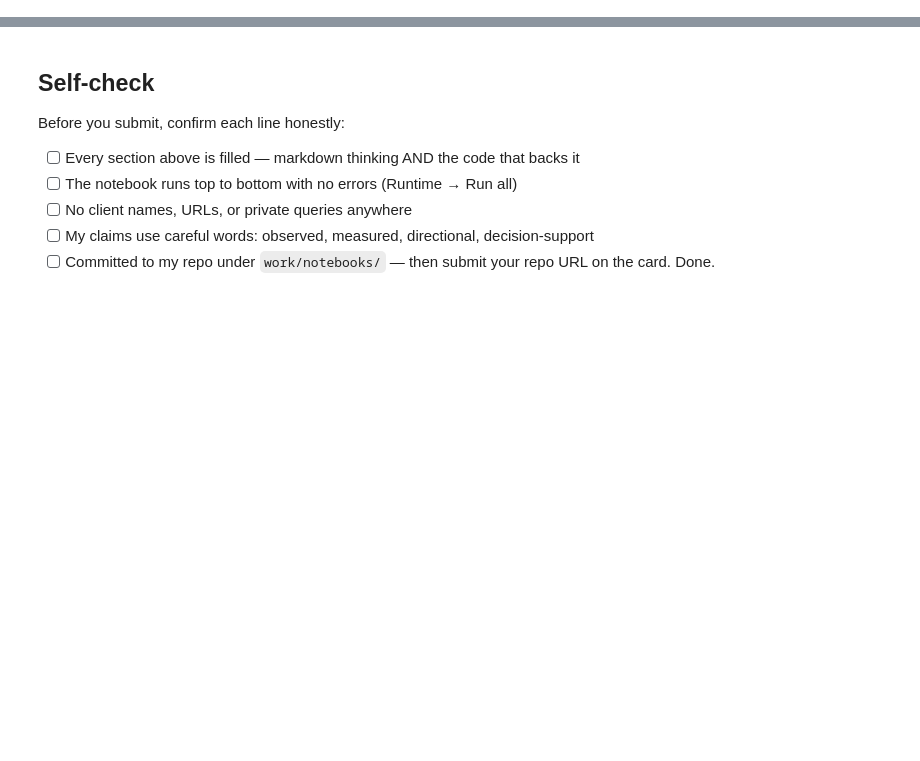
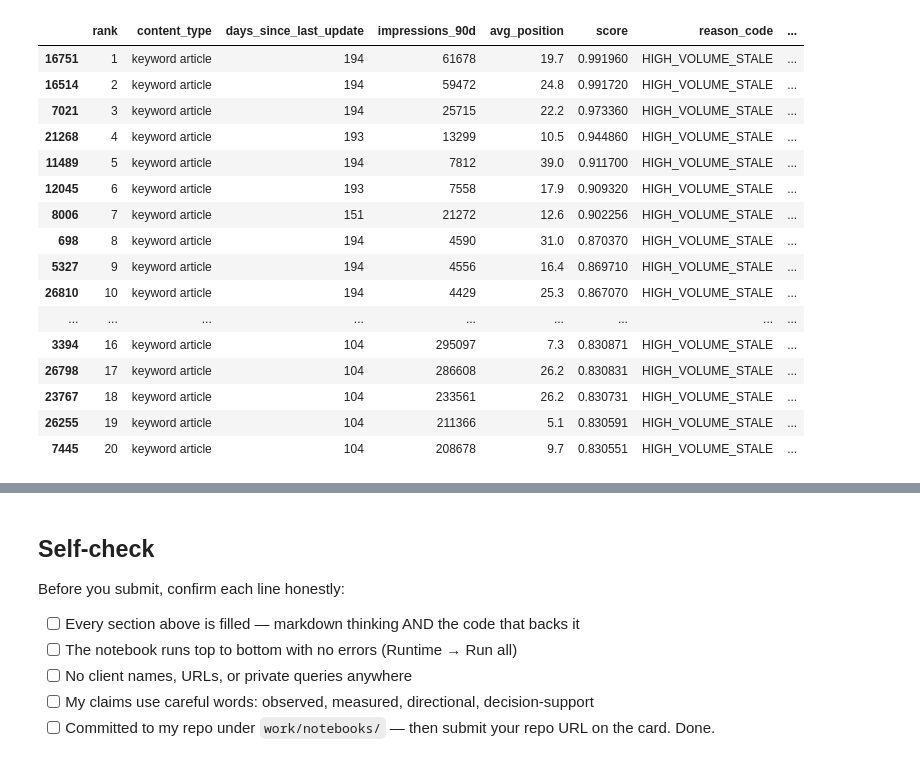
Before and after one commit to thahsinj06/Fly-rank-ml-internship-work, a Jupyter notebook: work/notebooks/w04_baseline_score.ipynb, the cells around one changed output, grey strips where cells are left out. Saved outputs shown, nothing was run; the diff lists cells and outputs as text; code cells hidden in the pictures; blank space fills up the shorter version.

Commit message:
BASELINE_SCORE

```diff
--- a/work/notebooks/w04_baseline_score.ipynb
+++ b/work/notebooks/w04_baseline_score.ipynb
@@ -36,0 +216,53 @@ This skeleton is yours to fill. Work the sections **in order** — each one has
+# %%
+# Section 3 — Generate the Top-20 review
+
+top20 = baseline_queue.head(20).copy()
+
+top20["confidence_note"] = np.where(
+    top20["action"] == "REFRESH",
+    "Strong score from high visibility + staleness",
+    "Moderate baseline priority; human review needed"
+)
+
+top20["what_would_make_it_wrong"] = (
+    "High impressions may not represent valuable or refreshable traffic; "
+    "staleness alone does not prove content needs updating."
+)
+
+review_columns = [
+    "rank",
+    "content_type",
+    "days_since_last_update",
+    "impressions_90d",
+    "avg_position",
+    "score",
+    "reason_code",
+    "action",
+    "confidence_note",
+    "what_would_make_it_wrong"
+]
+
+review_columns = [
+    col for col in review_columns
+    if col in top20.columns
+]
+
+display(top20[review_columns])
+# %% [output]
+|  | rank | content_type | days_since_last_update | impressions_90d | avg_position | score | reason_code | ... |
+| 16751 | 1 | keyword article | 194 | 61678 | 19.7 | 0.991960 | HIGH_VOLUME_STALE | ... |
+| 16514 | 2 | keyword article | 194 | 59472 | 24.8 | 0.991720 | HIGH_VOLUME_STALE | ... |
+| 7021 | 3 | keyword article | 194 | 25715 | 22.2 | 0.973360 | HIGH_VOLUME_STALE | ... |
+| 21268 | 4 | keyword article | 193 | 13299 | 10.5 | 0.944860 | HIGH_VOLUME_STALE | ... |
+| 11489 | 5 | keyword article | 194 | 7812 | 39.0 | 0.911700 | HIGH_VOLUME_STALE | ... |
+| 12045 | 6 | keyword article | 193 | 7558 | 17.9 | 0.909320 | HIGH_VOLUME_STALE | ... |
+| 8006 | 7 | keyword article | 151 | 21272 | 12.6 | 0.902256 | HIGH_VOLUME_STALE | ... |
+| 698 | 8 | keyword article | 194 | 4590 | 31.0 | 0.870370 | HIGH_VOLUME_STALE | ... |
+| 5327 | 9 | keyword article | 194 | 4556 | 16.4 | 0.869710 | HIGH_VOLUME_STALE | ... |
+| 26810 | 10 | keyword article | 194 | 4429 | 25.3 | 0.867070 | HIGH_VOLUME_STALE | ... |
+| ... | ... | ... | ... | ... | ... | ... | ... | ... |
+| 3394 | 16 | keyword article | 104 | 295097 | 7.3 | 0.830871 | HIGH_VOLUME_STALE | ... |
+| 26798 | 17 | keyword article | 104 | 286608 | 26.2 | 0.830831 | HIGH_VOLUME_STALE | ... |
+| 23767 | 18 | keyword article | 104 | 233561 | 26.2 | 0.830731 | HIGH_VOLUME_STALE | ... |
+| 26255 | 19 | keyword article | 104 | 211366 | 5.1 | 0.830591 | HIGH_VOLUME_STALE | ... |
+| 7445 | 20 | keyword article | 104 | 208678 | 9.7 | 0.830551 | HIGH_VOLUME_STALE | ... |
```
Also changed, not shown: parts of 16 cells of this notebook.
